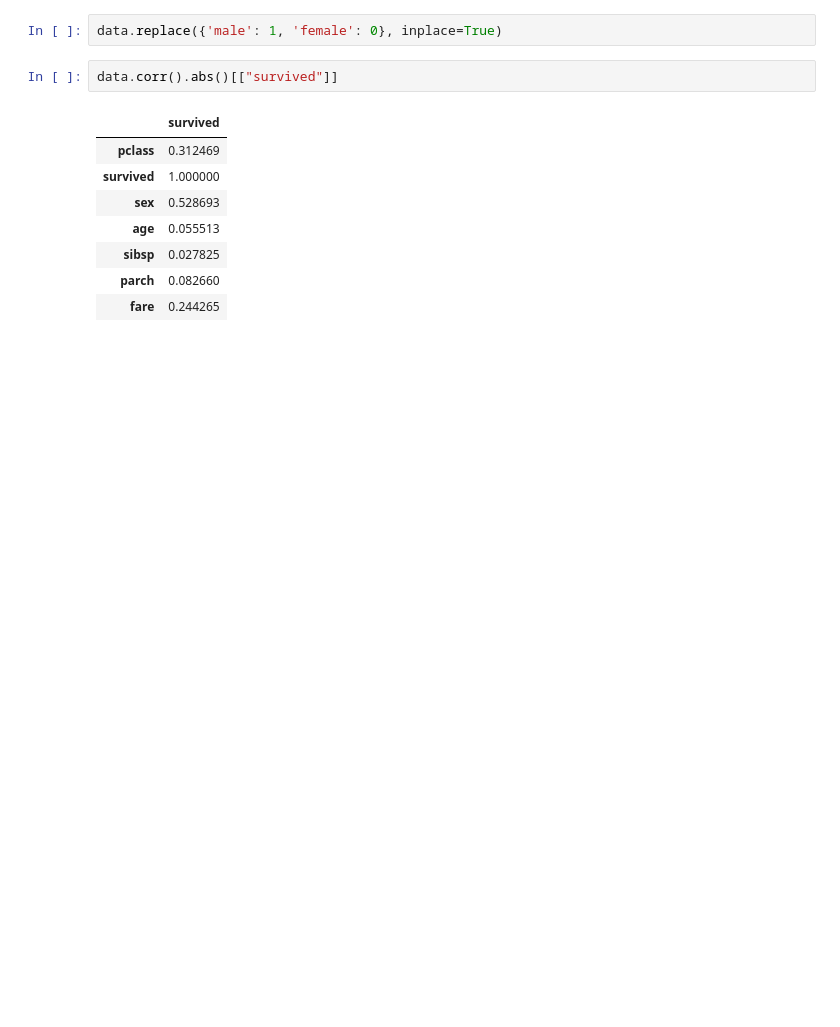
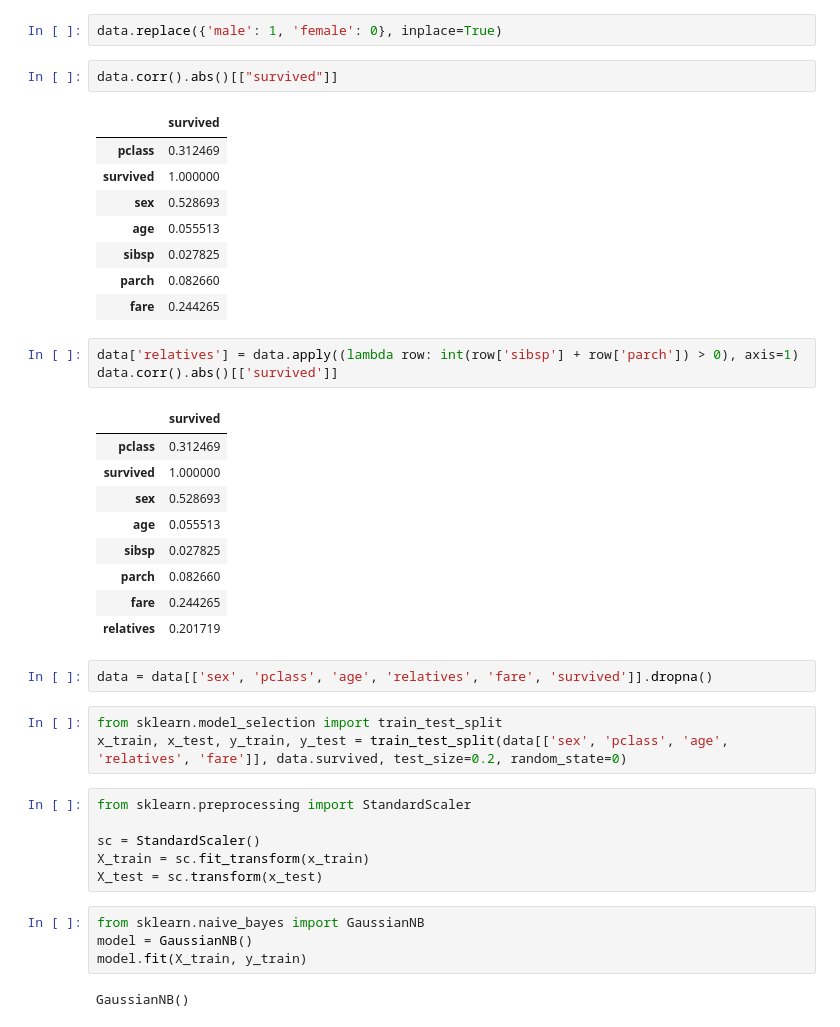
Before and after one commit to bastosgabriel/data-science-tutorial, a Jupyter notebook: hello.ipynb, the cells around one changed output. Drawn from its saved outputs; the diff is of its cells as text; blank space fills up the shorter version.

Commit message:
Train naive bayes model and calculate accuracy

```diff
--- a/hello.ipynb
+++ b/hello.ipynb
@@ -34,3 +34,33 @@ data.corr().abs()[["survived"]]
 | sibsp | 0.027825 |
 | parch | 0.082660 |
 | fare | 0.244265 |
+# %%
+data['relatives'] = data.apply((lambda row: int(row['sibsp'] + row['parch']) > 0), axis=1)
+data.corr().abs()[['survived']]
+# %% [output]
+|  | survived |
+| pclass | 0.312469 |
+| survived | 1.000000 |
+| sex | 0.528693 |
+| age | 0.055513 |
+| sibsp | 0.027825 |
+| parch | 0.082660 |
+| fare | 0.244265 |
+| relatives | 0.201719 |
+# %%
+data = data[['sex', 'pclass', 'age', 'relatives', 'fare', 'survived']].dropna()
+# %%
+from sklearn.model_selection import train_test_split
+x_train, x_test, y_train, y_test = train_test_split(data[['sex', 'pclass', 'age', 'relatives', 'fare']], data.survived, test_size=0.2, random_state=0)
+# %%
+from sklearn.preprocessing import StandardScaler
+
+sc = StandardScaler()
+X_train = sc.fit_transform(x_train)
+X_test = sc.transform(x_test)
+# %%
+from sklearn.naive_bayes import GaussianNB
+model = GaussianNB()
+model.fit(X_train, y_train)
+# %% [output]
+GaussianNB()
```
Also changed, not shown: parts of 2 cells of this notebook.
